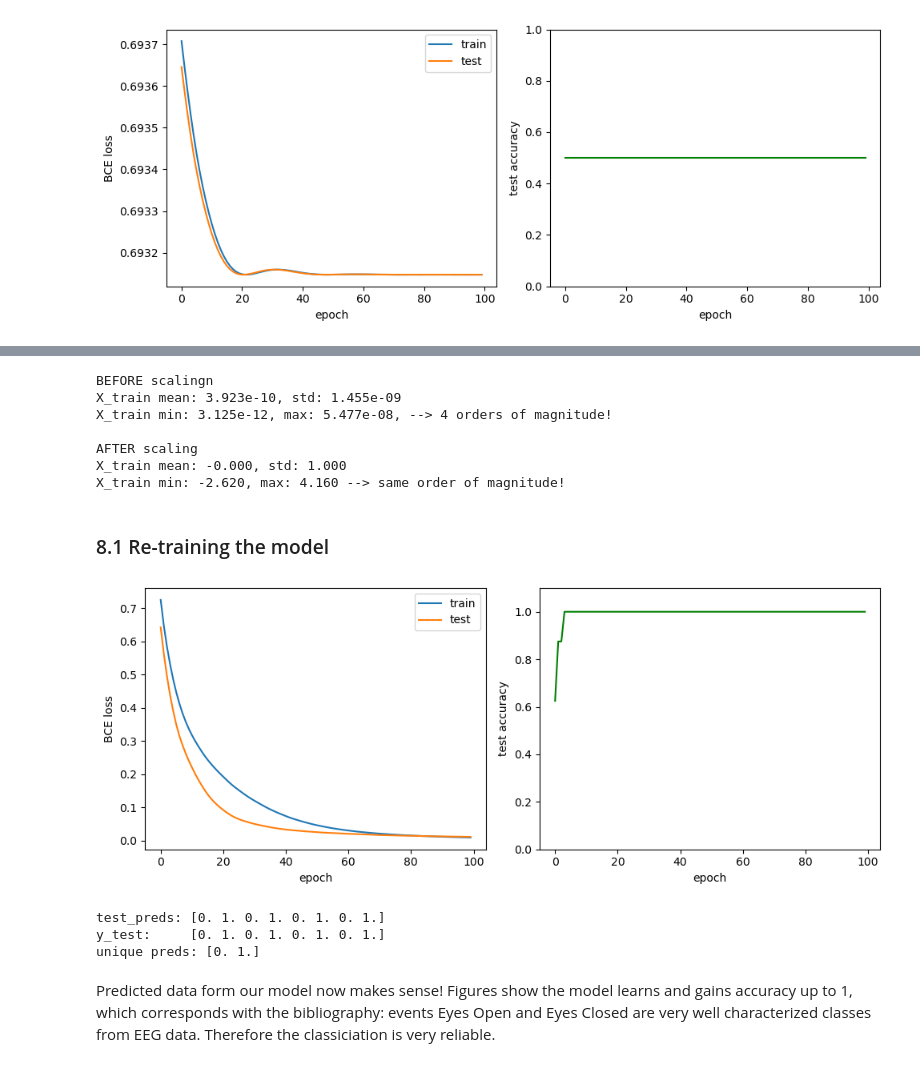
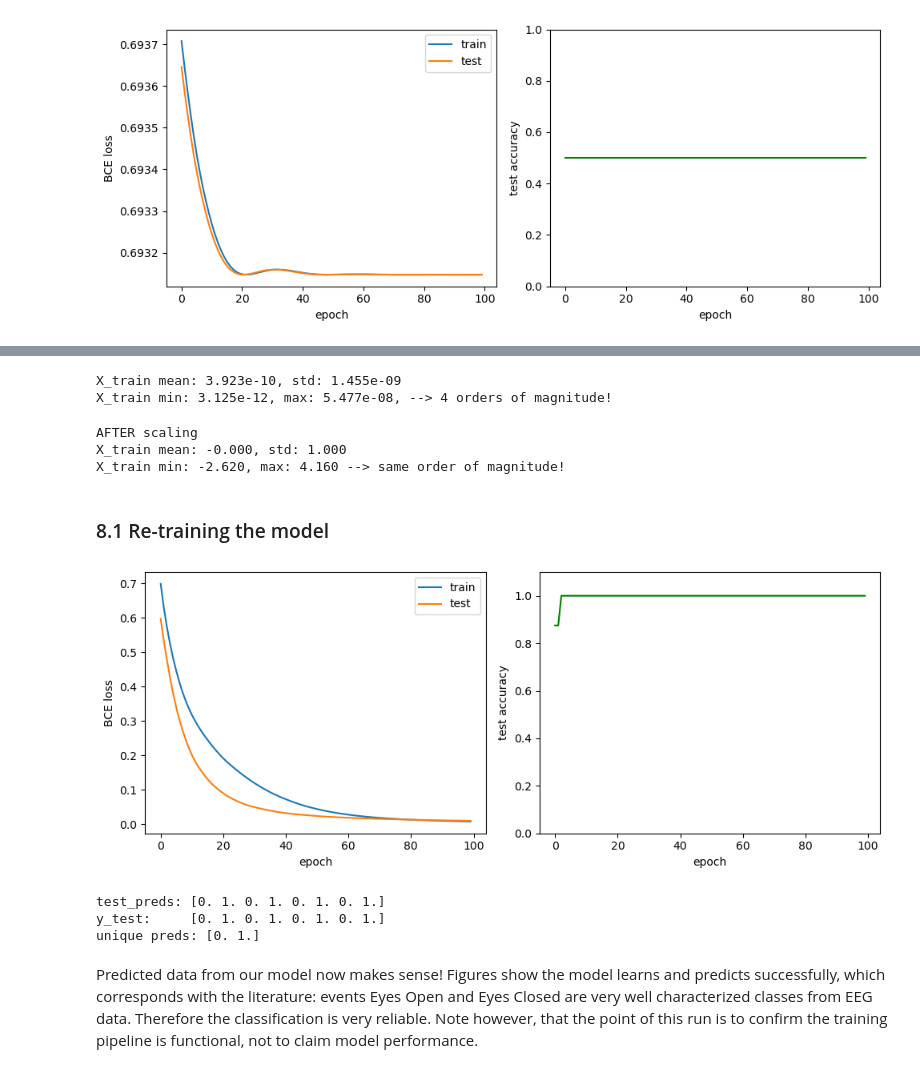
Before and after one commit to smallperalta/mtbi_meeg, a Jupyter notebook: experiments/torch_mlp_nn.ipynb, the cells around one changed output, grey strips where cells are left out. Saved outputs shown, nothing was run; the diff lists cells and outputs as text; code cells hidden in the pictures.

```diff
--- a/experiments/torch_mlp_nn.ipynb
+++ b/experiments/torch_mlp_nn.ipynb
@@ -287,10 +288,11 @@ The fact that the squared voltages are so small prevents the model from being ab
+# %%
+print(f"X_train mean: {X_train.mean():.3e}, std: {X_train.std():.3e}")
+print(f"X_train min: {X_train.min():.3e}, max: {X_train.max():.3e}, --> 4 orders of magnitude!\n")
+# %% [output]
+X_train mean: 3.923e-10, std: 1.455e-09
+X_train min: 3.125e-12, max: 5.477e-08, --> 4 orders of magnitude!
 # %%
 from sklearn.preprocessing import StandardScaler ## For scaling
-
-print(f"BEFORE scalingn")
-print(f"X_train mean: {X_train.mean():.3e}, std: {X_train.std():.3e}")
-print(f"X_train min: {X_train.min():.3e}, max: {X_train.max():.3e}, --> 4 orders of magnitude!\n")
-
 
 # Log first
 X_train_log = np.log(X_train + 1e-15)
@@ -305,37 +307,38 @@ print("AFTER scaling")
 print(f"X_train mean: {X_train_scaled.mean():.3f}, std: {X_train_scaled.std():.3f}")
 print(f"X_train min: {X_train_scaled.min():.3f}, max: {X_train_scaled.max():.3f} --> same order of magnitude!\n")
 # %% [output]
-BEFORE scalingn
-X_train mean: 3.923e-10, std: 1.455e-09
-X_train min: 3.125e-12, max: 5.477e-08, --> 4 orders of magnitude!
-
 AFTER scaling
 X_train mean: -0.000, std: 1.000
 X_train min: -2.620, max: 4.160 --> same order of magnitude!
 # %% [markdown]
 ### 8.1 Re-training the model
 # %%
+# Re-instantiate model to reset any existing parameters
+model = MLP(input_dim=X_train_scaled.shape[1])
+# Re-train model on scaled data
 history_scaled = train(model, X_train_scaled, y_train, X_test_scaled, y_test)
+
+# Print figures
 fig, (ax_loss, ax_acc) = plt.subplots(1, 2, figsize=(10, 4))
 ax_loss.plot(history_scaled['train_loss'], label='train')
 ax_loss.plot(history_scaled['test_loss'], label='test')
 ax_loss.set_xlabel('epoch'); ax_loss.set_ylabel('BCE loss'); ax_loss.legend()
 ax_acc.plot(history_scaled['test_accuracy'], color='green')
 ax_acc.set_xlabel('epoch'); ax_acc.set_ylabel('test accuracy')
 ax_acc.set_ylim(0, 1.1)
 plt.tight_layout()
 plt.show()
 
 print("test_preds:", history_scaled['final_test_preds'])
 print("y_test:    ", history_scaled['final_test_targets'])
 print("unique preds:", np.unique(history_scaled['final_test_preds']))
 # %% [output]
-[figure, old version]
+[figure, new version]
 test_preds: [0. 1. 0. 1. 0. 1. 0. 1.]
 y_test:     [0. 1. 0. 1. 0. 1. 0. 1.]
 unique preds: [0. 1.]
 # %% [markdown]
-Predicted data form our model now makes sense! Figures show the model learns and gains accuracy up to 1, which corresponds with the bibliography: events Eyes Open and Eyes Closed are very well characterized classes from EEG data. Therefore the classiciation is very reliable.
+Predicted data from our model now makes sense! Figures show the model learns and predicts successfully, which corresponds with the literature: events Eyes Open and Eyes Closed are very well characterized classes from EEG data. Therefore the classification is very reliable. Note however, that the point of this run is to confirm the training pipeline is functional, not to claim model performance.
 # %% [markdown]
 ## 9. Next steps
 
```
Also changed, not shown: parts of 10 cells of this notebook.
